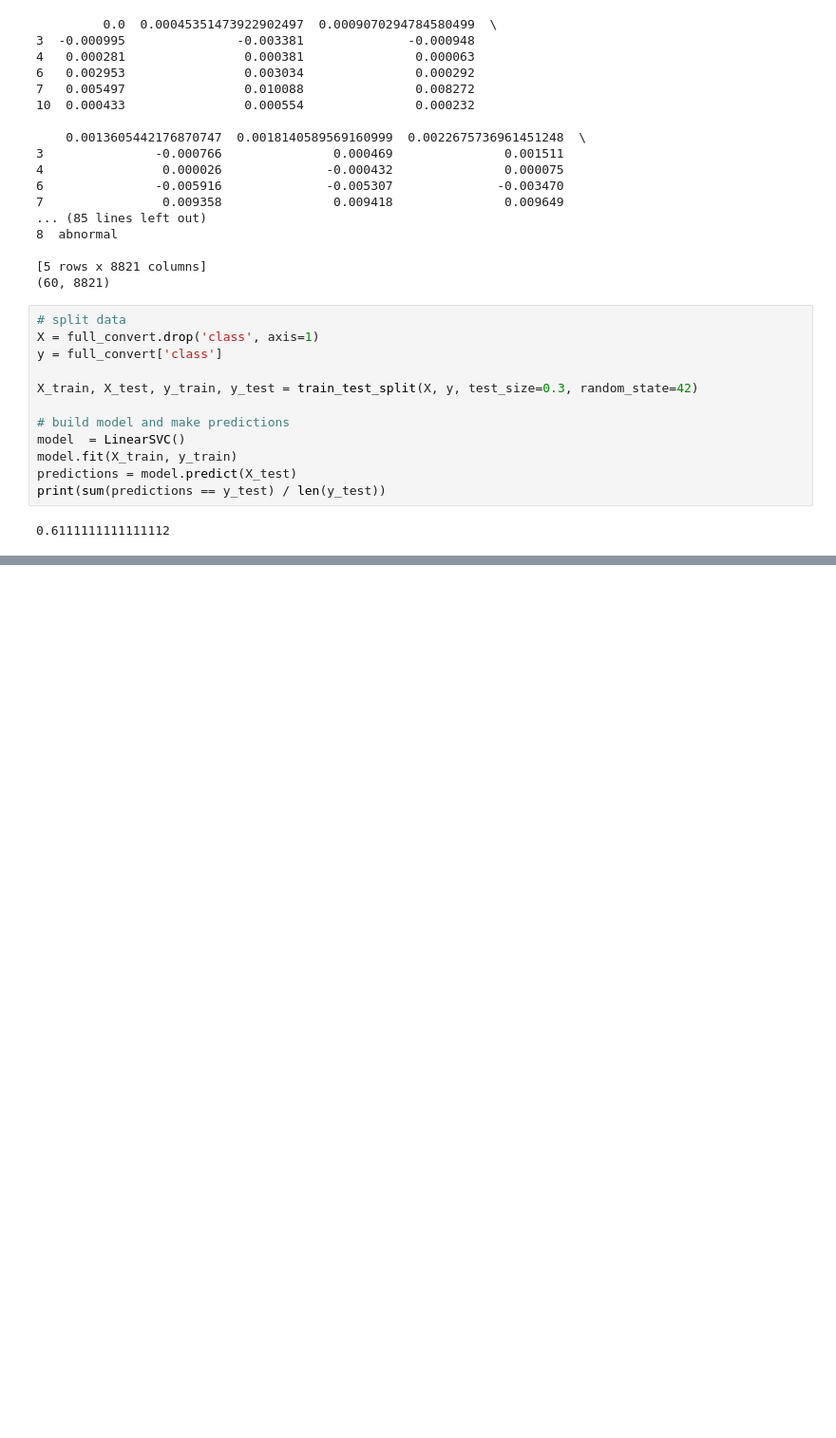
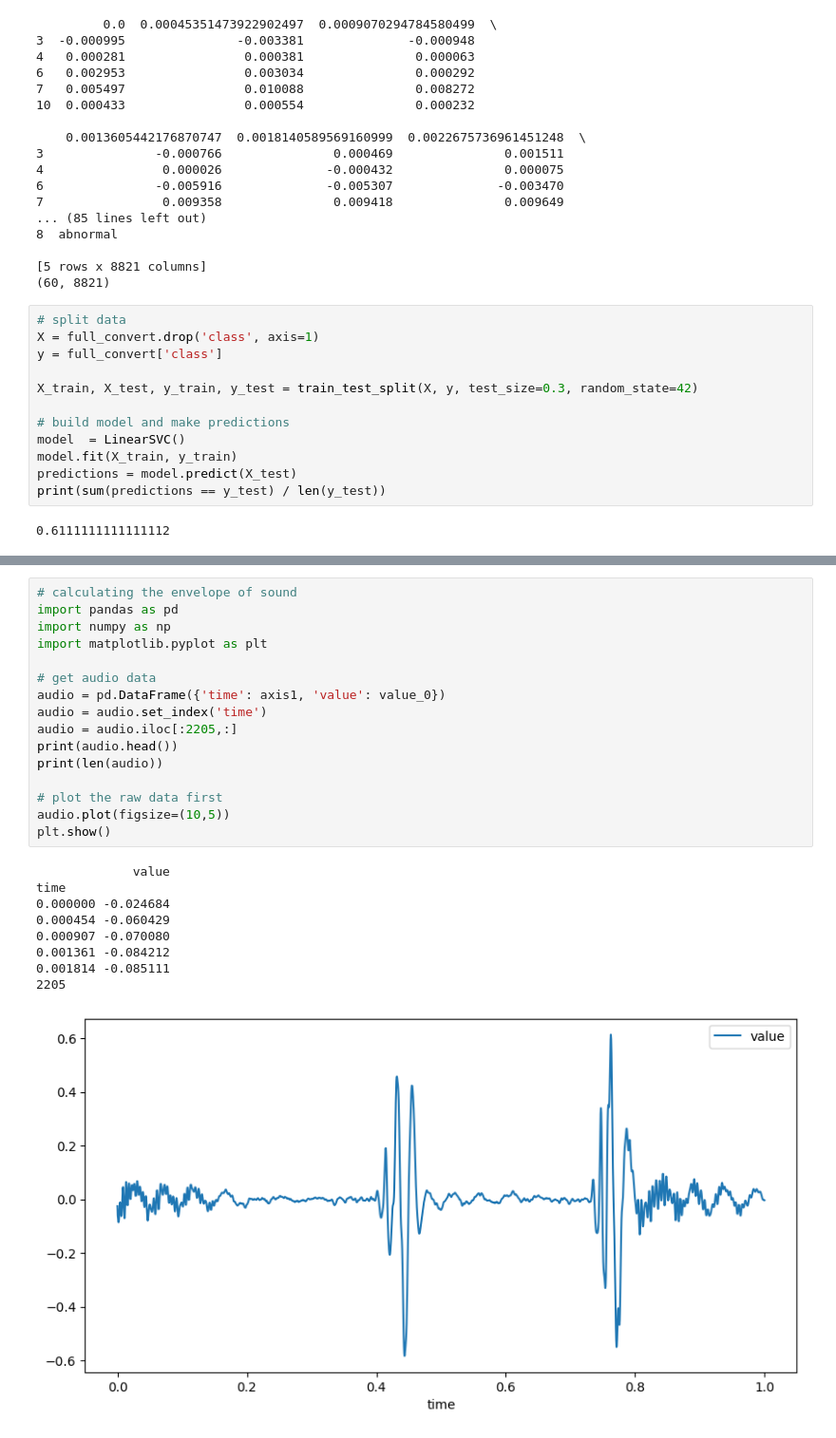
Before and after one commit to GuoweiYang19891101/datacamp_machine_learning_scientist_python, a Jupyter notebook: 9_time_series_data.ipynb, the cells around one changed output, grey strips where cells are left out. Shown at 95% size. Cells and saved outputs as stored; diff of their text form; blank space fills up the shorter version.

```diff
--- a/9_time_series_data.ipynb
+++ b/9_time_series_data.ipynb
@@ -579,0 +586,26 @@ print(sum(predictions == y_test) / len(y_test))
+# %%
+# calculating the envelope of sound
+import pandas as pd
+import numpy as np
+import matplotlib.pyplot as plt
+
+# get audio data
+audio = pd.DataFrame({'time': axis1, 'value': value_0})
+audio = audio.set_index('time')
+audio = audio.iloc[:2205,:]
+print(audio.head())
+print(len(audio))
+
+# plot the raw data first
+audio.plot(figsize=(10,5))
+plt.show()
+# %% [output]
+             value
+time
+0.000000 -0.024684
+0.000454 -0.060429
+0.000907 -0.070080
+0.001361 -0.084212
+0.001814 -0.085111
+2205
+[figure, added]
```
Also changed, not shown: parts of 7 cells of this notebook.
